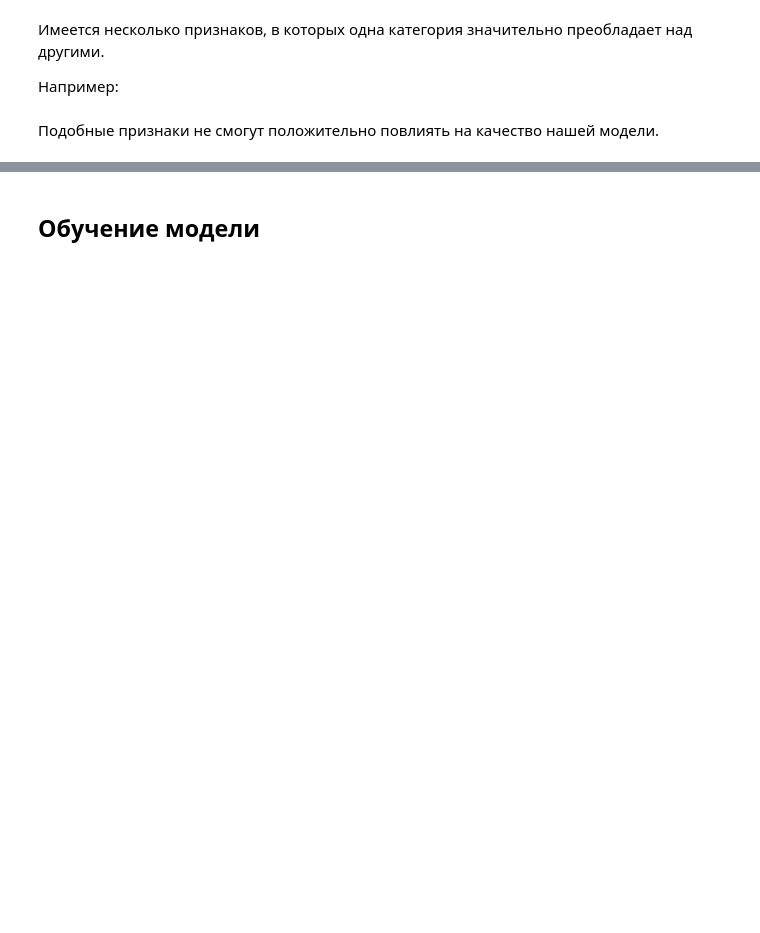
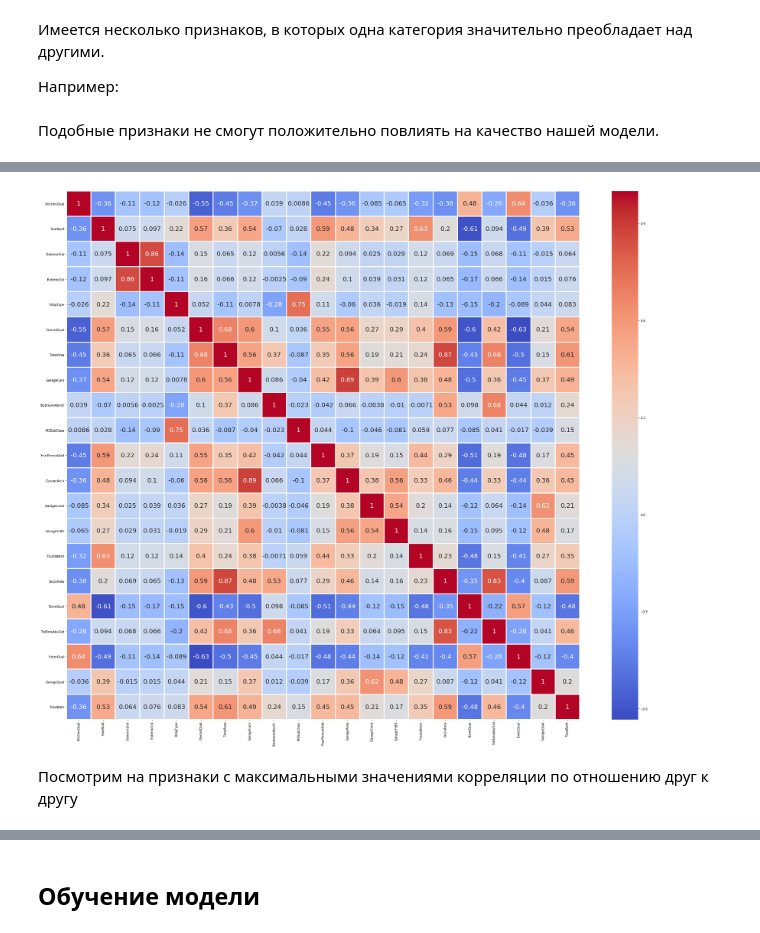
Before and after one commit to Nikita-lys/kaggle-house-prices, a Jupyter notebook: main.ipynb, the cells around one changed output, grey strips where cells are left out. Drawn from its saved outputs; the diff is of its cells as text; code cells hidden in the pictures; blank space fills up the shorter version.

```diff
--- a/main.ipynb
+++ b/main.ipynb
@@ -868,0 +685,15 @@ train.head()
+# %%
+corrmat = train.corr()
+corr_cols = pairs_of_corr(train)[1]
+cm = np.corrcoef(train[corr_cols].values.T)
+
+plt.figure(figsize=(30,25))
+fig = sns.heatmap(cm, cmap = "coolwarm", annot=True, linewidth=2, annot_kws={'fontsize': 20},
+                 yticklabels =corr_cols, xticklabels = corr_cols).get_figure()
+plt.tight_layout()
+# sns.set(font_scale=4)
+# fig.savefig("figures/corr_matrix.png")
+# %% [output]
+[figure, added]
+# %% [markdown]
+Посмотрим на признаки с максимальными значениями корреляции по отношению друг к другу
```
Also changed, not shown: parts of 136 cells of this notebook.
